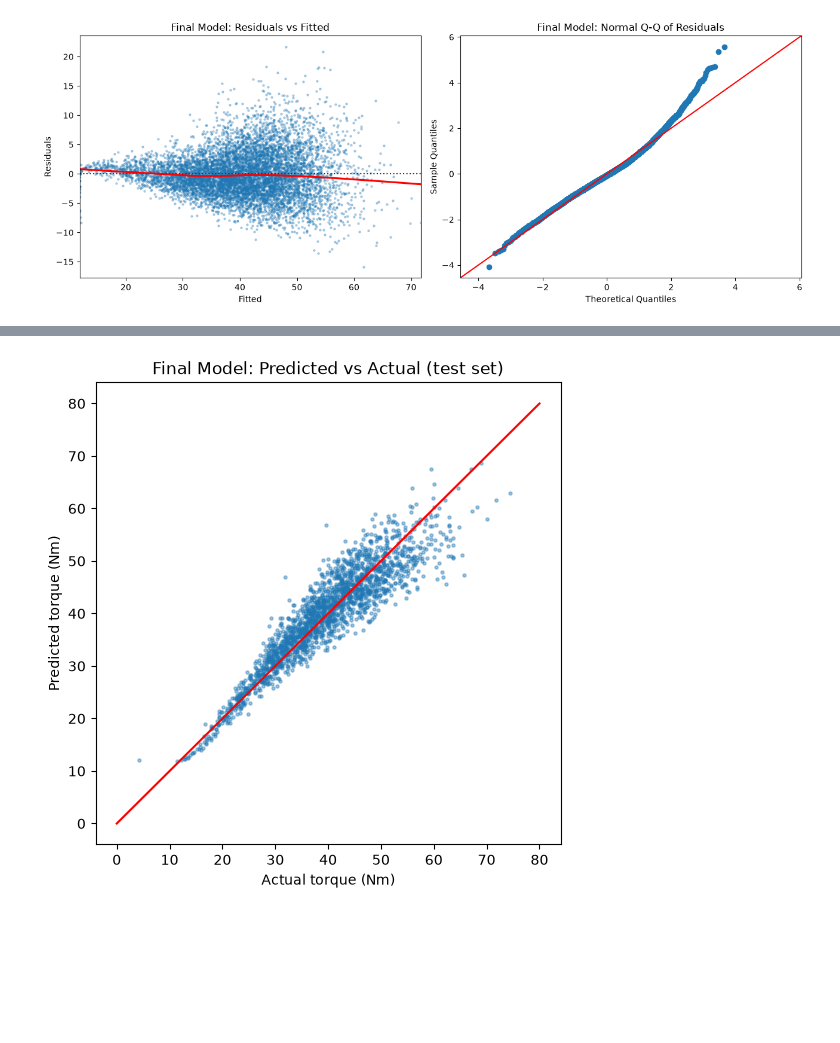
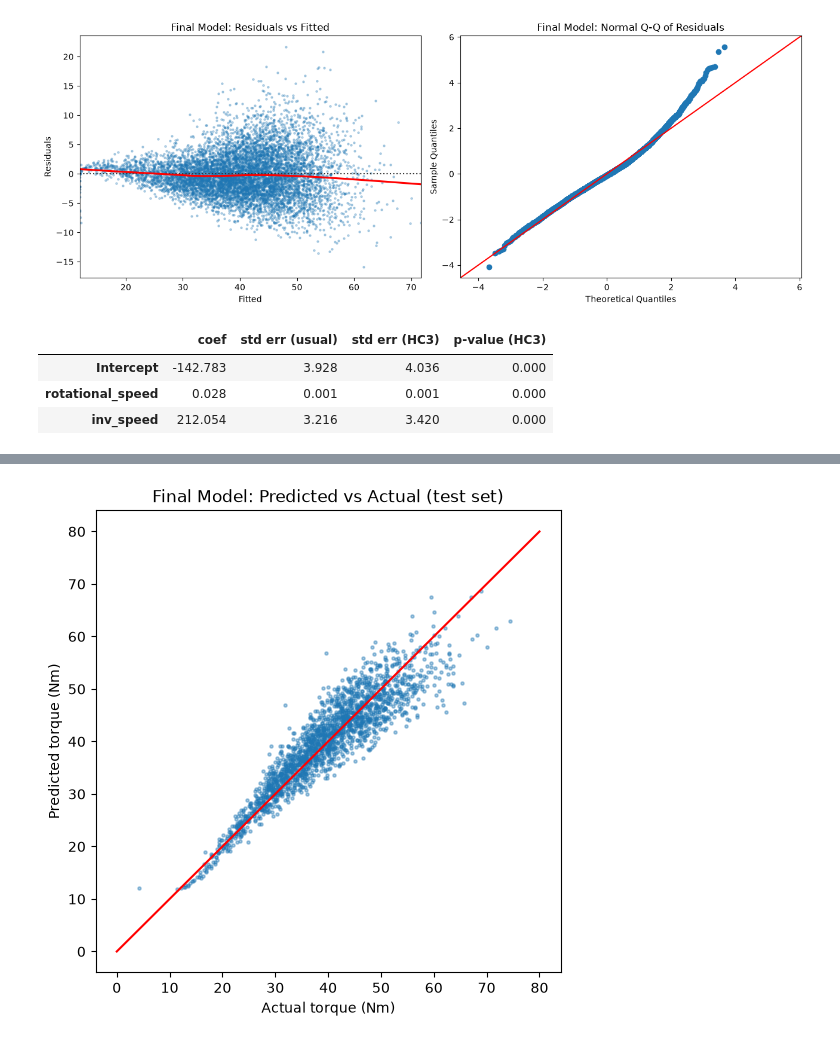
Before and after one commit to DavisenV/Group1-PROG8431-ProblemAnalysis_Workshop_C, a Jupyter notebook: Workshop_C.ipynb, the cells around one changed output, grey strips where cells are left out. Saved outputs shown, nothing was run; the diff lists cells and outputs as text; code cells hidden in the pictures; blank space fills up the shorter version.

```diff
--- a/Workshop_C.ipynb
+++ b/Workshop_C.ipynb
@@ -1554,3 +1558,16 @@ inv_speed          212.0542      3.216     65.942      0.000     205.750     218
 ====================================================================================
 Breusch-Pagan p = 1.28e-150 | residual skew = 0.53
 [figure]
+# %%
+# Unequal residual spread: recheck significance with robust (HC3) standard errors
+robust = final_model.get_robustcov_results(cov_type="HC3")
+display(pd.DataFrame({"coef": final_model.params.values,
+                      "std err (usual)": final_model.bse.values,
+                      "std err (HC3)": robust.bse,
+                      "p-value (HC3)": robust.pvalues},
+                     index=final_model.params.index))
+# %% [output]
+|  | coef | std err (usual) | std err (HC3) | p-value (HC3) |
+| Intercept | -142.783 | 3.928 | 4.036 | 0.000 |
+| rotational_speed | 0.028 | 0.001 | 0.001 | 0.000 |
+| inv_speed | 212.054 | 3.216 | 3.420 | 0.000 |
```
Also changed, not shown: parts of 10 cells of this notebook.
